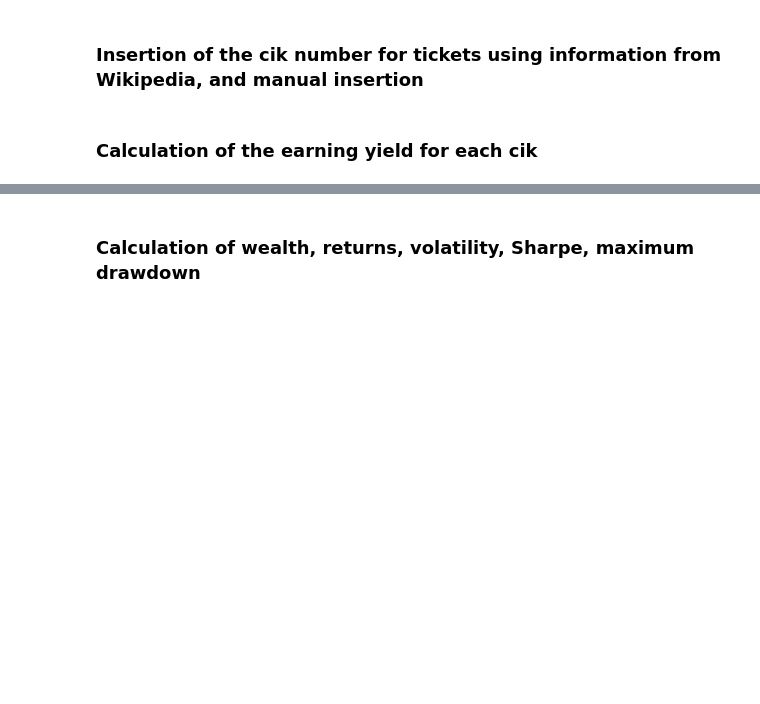
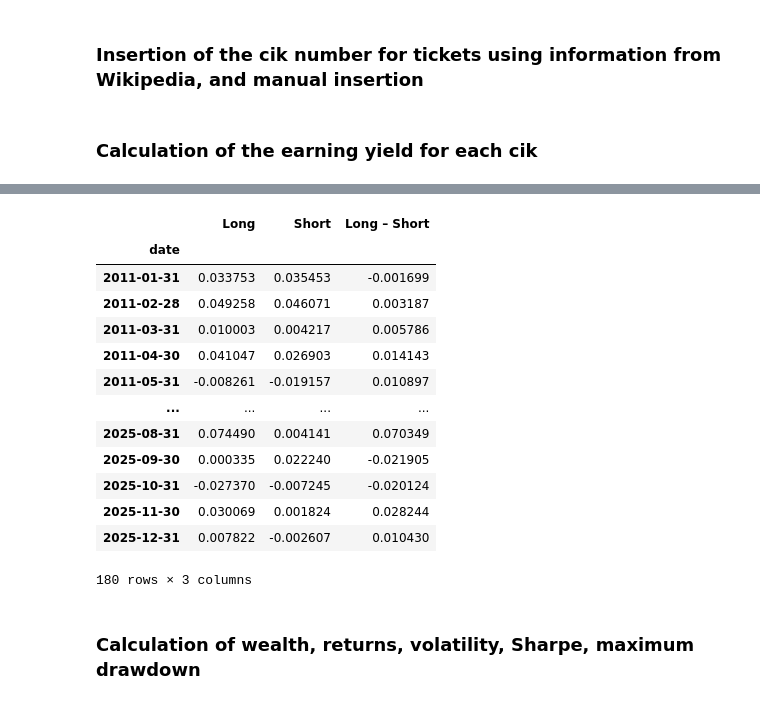
Before and after one commit to 2mrkhomenko/AAIS, a Jupyter notebook: Lesson 2 project/main.ipynb, the cells around one changed output, grey strips where cells are left out. Cells and saved outputs as stored; diff of their text form; code cells hidden in the pictures; blank space fills up the shorter version.

```diff
--- a/Lesson 2 project/main.ipynb
+++ b/Lesson 2 project/main.ipynb
@@ -475,6 +475,23 @@ wealth = (1 + rets).cumprod()
 start = wealth.index[0] - MonthEnd(1)
 wealth.loc[start] = 1.0
 wealth = wealth.sort_index()
+# %%
+rets
+# %% [output]
+|  | Long | Short | Long – Short |
+| date |  |  |  |
+| 2011-01-31 | 0.033753 | 0.035453 | -0.001699 |
+| 2011-02-28 | 0.049258 | 0.046071 | 0.003187 |
+| 2011-03-31 | 0.010003 | 0.004217 | 0.005786 |
+| 2011-04-30 | 0.041047 | 0.026903 | 0.014143 |
+| 2011-05-31 | -0.008261 | -0.019157 | 0.010897 |
+| ... | ... | ... | ... |
+| 2025-08-31 | 0.074490 | 0.004141 | 0.070349 |
+| 2025-09-30 | 0.000335 | 0.022240 | -0.021905 |
+| 2025-10-31 | -0.027370 | -0.007245 | -0.020124 |
+| 2025-11-30 | 0.030069 | 0.001824 | 0.028244 |
+| 2025-12-31 | 0.007822 | -0.002607 | 0.010430 |
+180 rows × 3 columns
 # %% [markdown]
 ### Calculation of wealth, returns, volatility, Sharpe, maximum drawdown
 # %%
```
Also changed, not shown: parts of 7 cells of this notebook, 8 other files.
